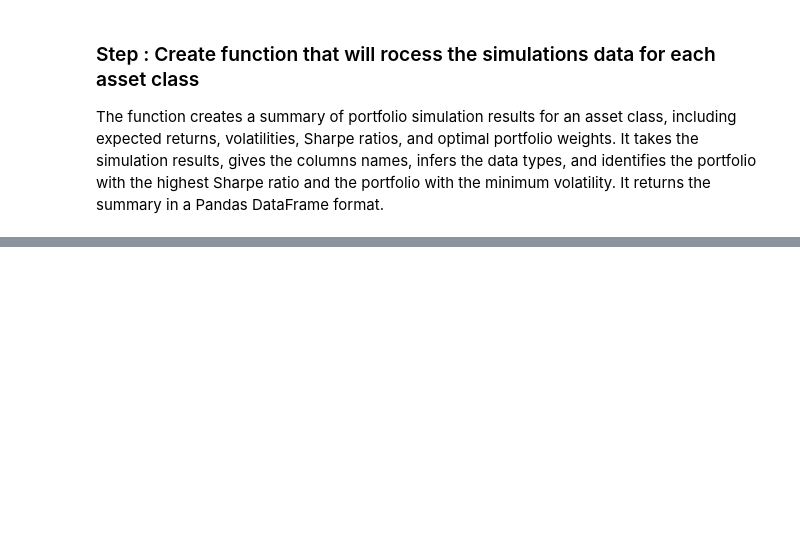
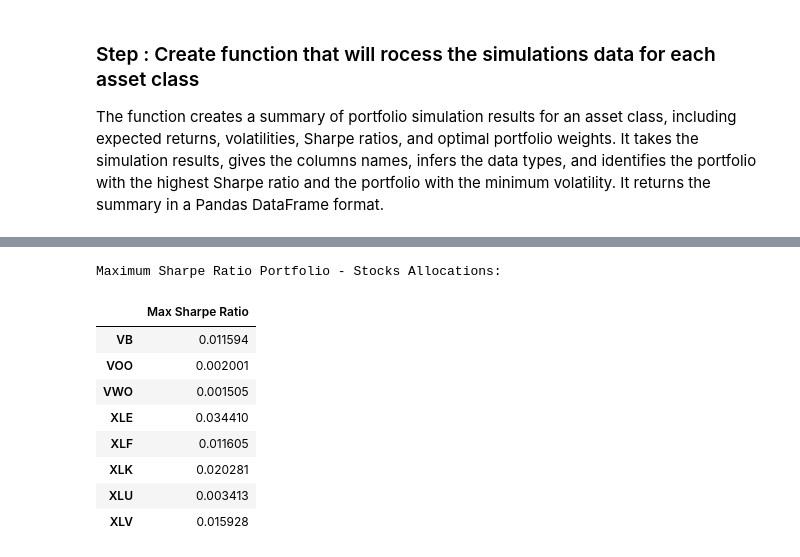
Before and after one commit to Xipilscode/CAPTS-Comprehensive_Allocation_and_Portfolio_Trading_Solution, a Jupyter notebook: capts.ipynb, the cells around one changed output, grey strips where cells are left out. Drawn from its saved outputs; the diff is of its cells as text; code cells hidden in the pictures; blank space fills up the shorter version.

```diff
--- a/capts.ipynb
+++ b/capts.ipynb
@@ -1897,0 +1946,10 @@ NameError: name 'max_comb_selected_tickers' is not defined
+# %%
+max_sharpe_portfolio = {
+    "asset_class_weights": max_comb_sharpe_ratio_weights.T,
+    "asset_classes": {
+        "crypto": crypto_max_sharpe_ratio_weights,
+        "stocks": stocks_max_sharpe_ratio_weights,
+        "commodities": commodities_max_sharpe_ratio_weights,
+        "bonds": bonds_max_sharpe_ratio_weights
+    }
+}
@@ -1897,0 +2006,20 @@ NameError: name 'max_comb_selected_tickers' is not defined
+# %%
+def calculate_final_allocation(portfolio):
+    final_allocation = {}
+    asset_class_weights = portfolio["asset_class_weights"]
+
+    for asset_class, ticker_weights in portfolio["asset_classes"].items():
+        # Match the asset class key with the corresponding column name
+        asset_class_column = asset_class.title()
+
+        # Calculate the final allocation for each ticker by multiplying the ticker weight
+        # with the respective asset class weight
+        asset_class_weight = asset_class_weights.loc[:, asset_class_column].values[0]
+        final_ticker_weights = ticker_weights.multiply(asset_class_weight, axis=0)
+        # Add the final ticker weights to the final_allocation dictionary
+        final_allocation[asset_class] = final_ticker_weights
+
+    return final_allocation
+# %%
+max_sharpe_final_allocation = calculate_final_allocation(max_sharpe_portfolio)
+min_volatility_final_allocation = calculate_final_allocation(min_volatility_portfolio)
@@ -1898 +2066,12 @@ NameError: name 'max_comb_selected_tickers' is not defined
 # %%
+# Maximum Sharpe Ratio portfolio DataFrames
+max_sharpe_crypto_df = max_sharpe_final_allocation['crypto']
+max_sharpe_stocks_df = max_sharpe_final_allocation['stocks']
+max_sharpe_commodities_df = max_sharpe_final_allocation['commodities']
+max_sharpe_bonds_df = max_sharpe_final_allocation['bonds']
+
+# Minimum Volatility portfolio DataFrames
+min_volatility_crypto_df = min_volatility_final_allocation['crypto']
+min_volatility_stocks_df = min_volatility_final_allocation['stocks']
+min_volatility_commodities_df = min_volatility_final_allocation['commodities']
+min_volatility_bonds_df = min_volatility_final_allocation['bonds']
@@ -2400,0 +2093,14 @@ def mc_sim(num_of_portfolios, returns, num_selected_tickers):
+# %%
+print("Maximum Sharpe Ratio Portfolio - Stocks Allocations:")
+max_sharpe_stocks_df
+# %% [output]
+Maximum Sharpe Ratio Portfolio - Stocks Allocations:
+|  | Max Sharpe Ratio |
+| VB | 0.011594 |
+| VOO | 0.002001 |
+| VWO | 0.001505 |
+| XLE | 0.034410 |
+| XLF | 0.011605 |
+| XLK | 0.020281 |
+| XLU | 0.003413 |
+| XLV | 0.015928 |
```
Also changed, not shown: parts of 108 cells of this notebook.
